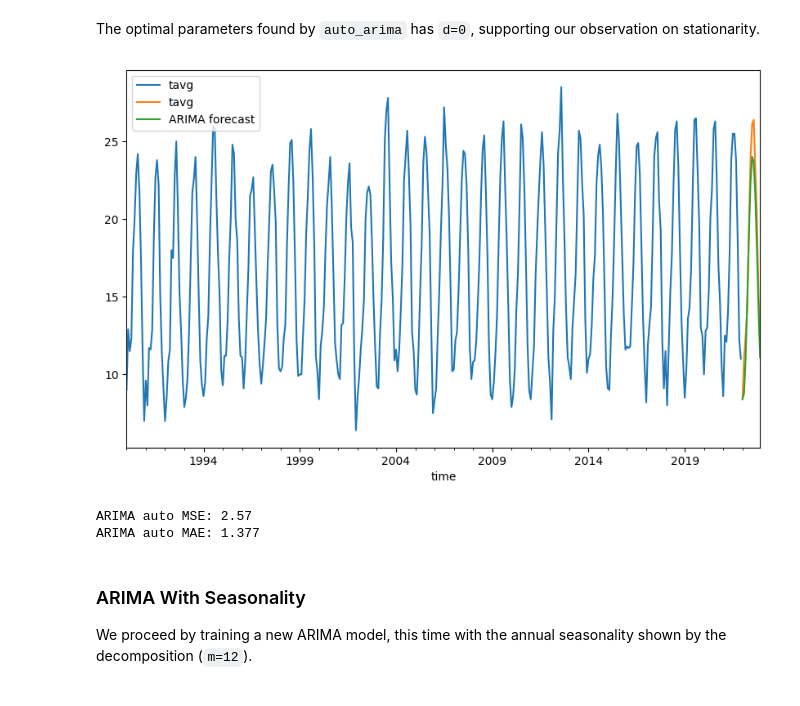
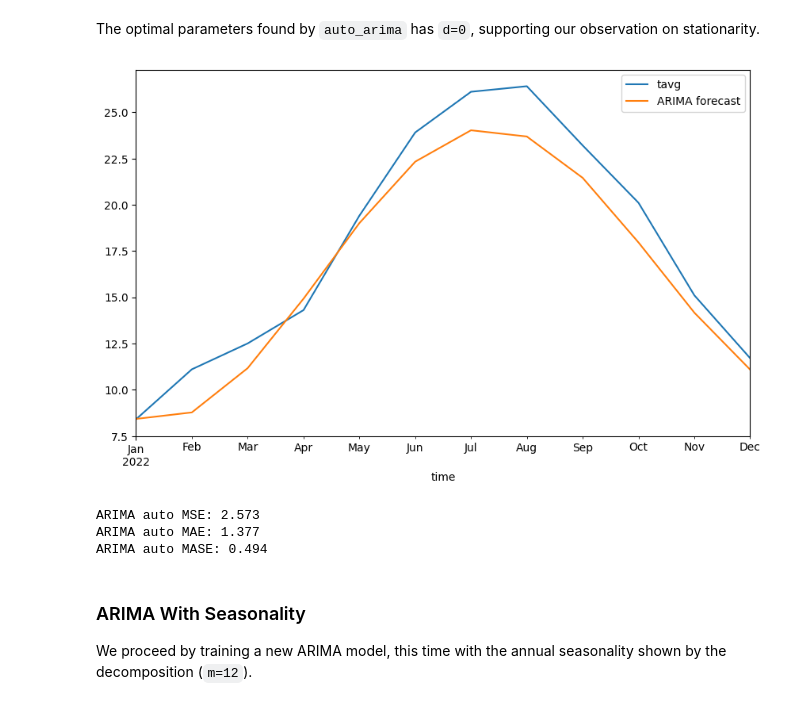
Before and after one commit to magnuis/ai_applied_to_engineering, a Jupyter notebook: assignment_2/tavg.ipynb, the cells around one changed output. Drawn from its saved outputs; the diff is of its cells as text; code cells hidden in the pictures.

```diff
--- a/assignment_2/tavg.ipynb
+++ b/assignment_2/tavg.ipynb
@@ -109,17 +106,18 @@ The optimal parameters found by `auto_arima` has `d=0`, supporting our observati
 forecast_unseasonal = arima_unseasonal.predict(n_periods= len(test))
 forecast_unseasonal = pd.DataFrame(forecast_unseasonal,index = test.index,columns=['ARIMA forecast'])
 # %%
-ax1 = train.plot()
-test.plot(ax=ax1)
+ax1 = test.plot()
 forecast_unseasonal.plot(ax=ax1);
 # %% [output]
-[figure, old version]
+[figure, new version]
 # %%
-print('ARIMA auto MSE:', round(mean_squared_error(test, forecast_unseasonal),2))
+print('ARIMA auto MSE:', round(mean_squared_error(test, forecast_unseasonal),3))
 print('ARIMA auto MAE:', round(mean_absolute_error(test, forecast_unseasonal),3))
+print('ARIMA auto MASE:', round(mean_absolute_scaled_error(y_true=test, y_pred=forecast_unseasonal, y_train=data),3))
 # %% [output]
-ARIMA auto MSE: 2.57
+ARIMA auto MSE: 2.573
 ARIMA auto MAE: 1.377
+ARIMA auto MASE: 0.494
 # %% [markdown]
 ### ARIMA With Seasonality
 
```
Also changed, not shown: parts of 13 cells of this notebook, 5 other files.
